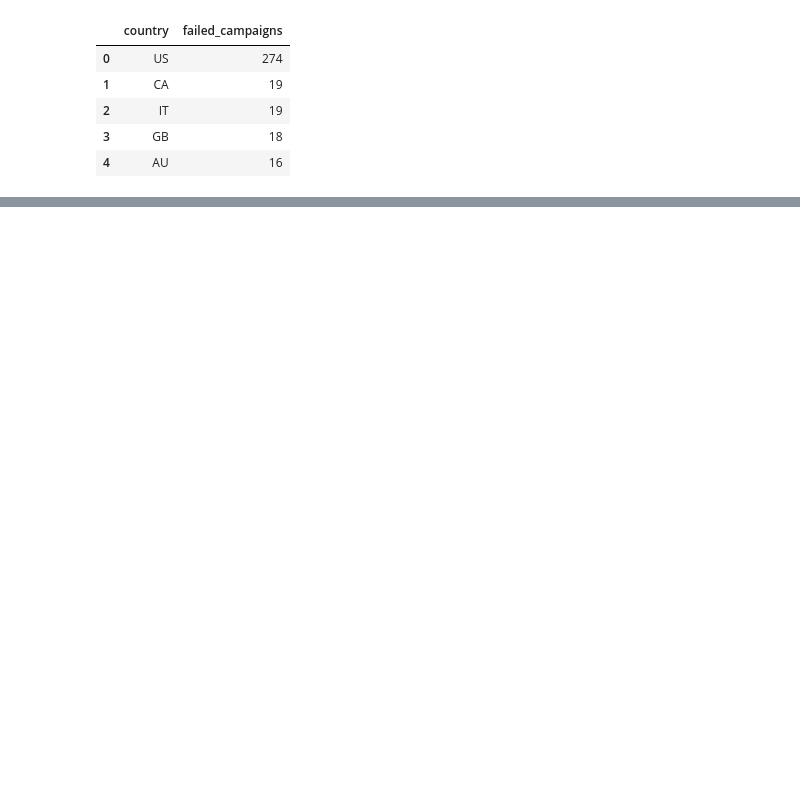
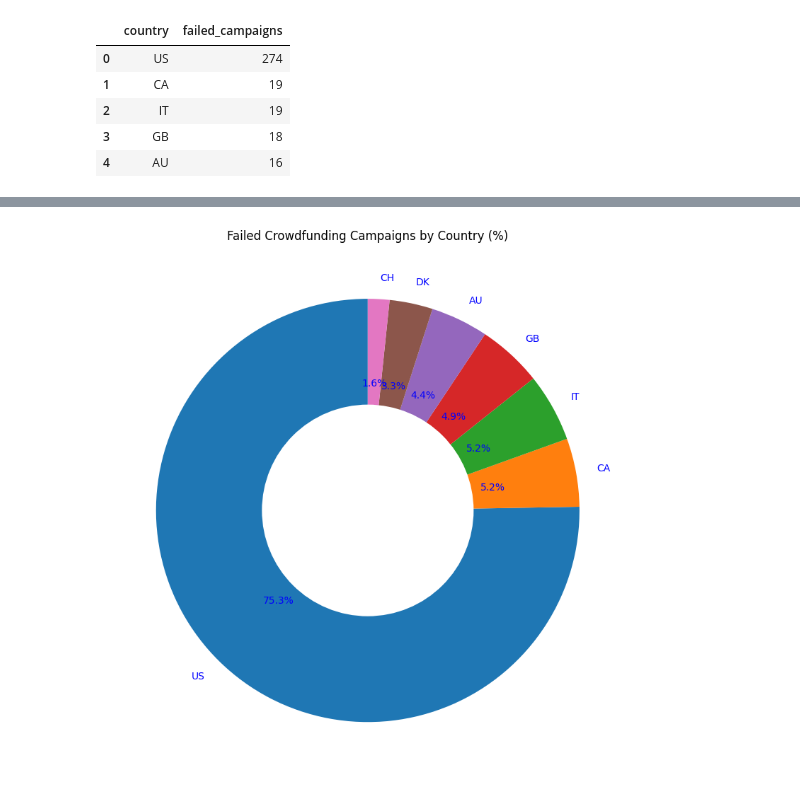
Before and after one commit to 99btyler/MSUDA-project2-group9, a Jupyter notebook: submission/part3.2_EDA.ipynb, the cells around one changed output, grey strips where cells are left out. Drawn from its saved outputs; the diff is of its cells as text; code cells hidden in the pictures; blank space fills up the shorter version.

```diff
--- a/submission/part3.2_EDA.ipynb
+++ b/submission/part3.2_EDA.ipynb
@@ -184,10 +221,10 @@ query4_df
 # %%
-# Query 5
+# Query 6 failed campaigns by country
 
 query = "SELECT country, COUNT(*) AS failed_campaigns FROM campaign WHERE outcome = 'failed' GROUP BY country ORDER BY failed_campaigns DESC;"
 
-query5_df = pd.read_sql(query, engine)
-query5_df.head()
+query6_df = pd.read_sql(query, engine)
+query6_df.head()
 # %% [output]
 |  | country | failed_campaigns |
 | 0 | US | 274 |
@@ -195,3 +232,8 @@ query5_df.head()
 | 2 | IT | 19 |
 | 3 | GB | 18 |
 | 4 | AU | 16 |
+# %%
+# Convert failed campaigns by country to percentage and plot as donut chart
+
+query6_df["Percentage"] = (query6_df["failed_campaigns"] / query6_df["failed_campaigns"].sum()) * 100
+query6_df
@@ -197,0 +249,22 @@ query5_df.head()
+# %%
+# Create donut chart
+fig, ax = plt.subplots(figsize=(8, 8))
+wedges, texts, autotexts = ax.pie(
+    query6_df["Percentage"],
+    labels = query6_df["country"],
+    autopct = "%.1f%%",
+    startangle = 90,
+    textprops = dict(color="b")
+)
+
+# Draw a circle at the center to create a donut shape
+center_circle = plt.Circle((0, 0), 0.50, fc='white')
+fig.gca().add_artist(center_circle)
+
+# Customize plot
+ax.set_title("Failed Crowdfunding Campaigns by Country (%)")
+plt.tight_layout()
+plt.savefig("resources/output/figs/fig3.png")
+plt.show()
+# %% [output]
+[figure, added]
```
Also changed, not shown: parts of 19 cells of this notebook, 6 other files.
